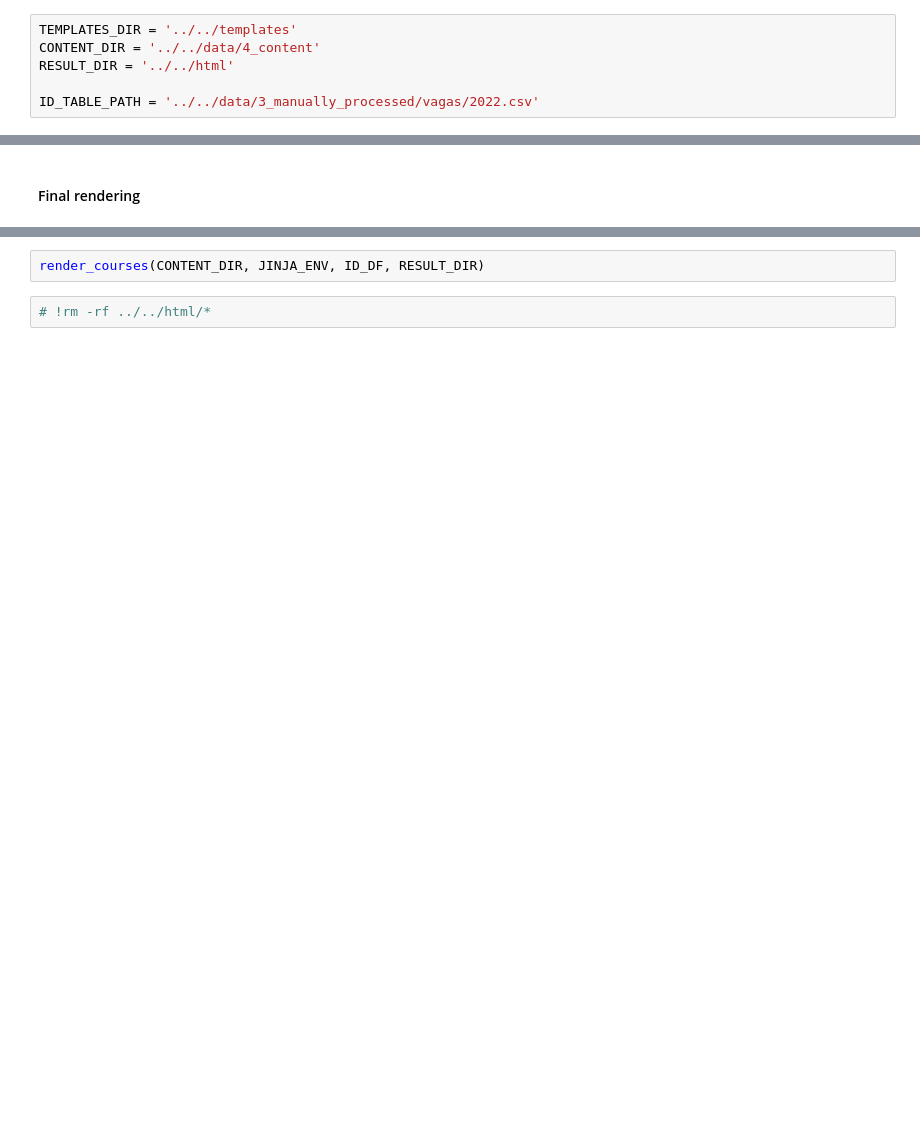
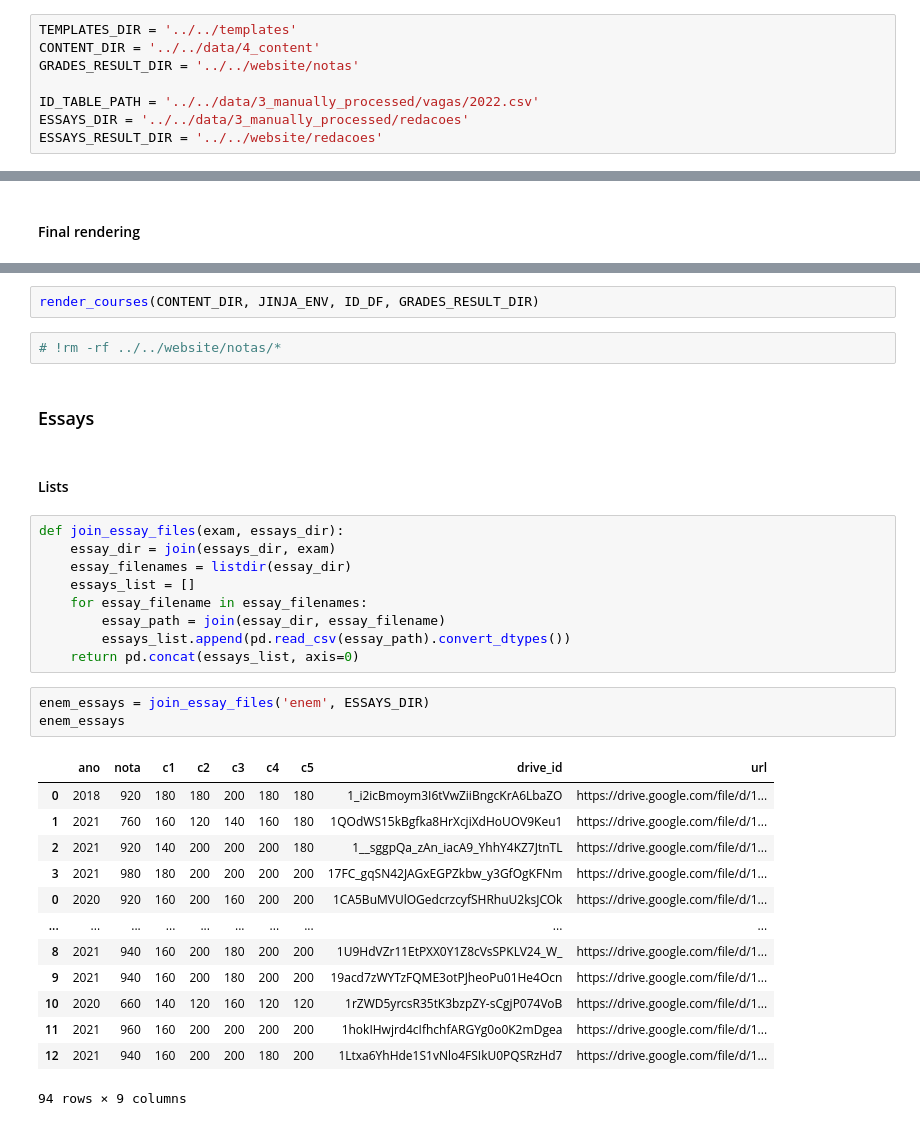
Before and after one commit to ManualDoVestibulando/site, a Jupyter notebook: src/notebooks/3-Render Jinja templates.ipynb, the cells around one changed output, grey strips where cells are left out. Drawn from its saved outputs; the diff is of its cells as text; blank space fills up the shorter version.

Commit message:
Add essays to website render

```diff
--- a/src/notebooks/3-Render Jinja templates.ipynb
+++ b/src/notebooks/3-Render Jinja templates.ipynb
@@ -10,9 +10,11 @@ import pandas as pd
 # %%
 TEMPLATES_DIR = '../../templates'
 CONTENT_DIR = '../../data/4_content'
-RESULT_DIR = '../../html'
+GRADES_RESULT_DIR = '../../website/notas'
 
 ID_TABLE_PATH = '../../data/3_manually_processed/vagas/2022.csv'
+ESSAYS_DIR = '../../data/3_manually_processed/redacoes'
+ESSAYS_RESULT_DIR = '../../website/redacoes'
 # %% [markdown]
 ## Support functions
 # %%
@@ -251,4 +282,34 @@ def render_courses(content_dir, jinja_env, id_df, result_dir):
 # %%
-render_courses(CONTENT_DIR, JINJA_ENV, ID_DF, RESULT_DIR)
+render_courses(CONTENT_DIR, JINJA_ENV, ID_DF, GRADES_RESULT_DIR)
 # %%
-# !rm -rf ../../html/*
+# !rm -rf ../../website/notas/*
+# %% [markdown]
+### Essays
+# %% [markdown]
+#### Lists
+# %%
+def join_essay_files(exam, essays_dir):
+    essay_dir = join(essays_dir, exam)
+    essay_filenames = listdir(essay_dir)
+    essays_list = []
+    for essay_filename in essay_filenames:
+        essay_path = join(essay_dir, essay_filename)
+        essays_list.append(pd.read_csv(essay_path).convert_dtypes())
+    return pd.concat(essays_list, axis=0)
+# %%
+enem_essays = join_essay_files('enem', ESSAYS_DIR)
+enem_essays
+# %% [output]
+|  | ano | nota | c1 | c2 | c3 | c4 | c5 | drive_id | url |
+| 0 | 2018 | 920 | 180 | 180 | 200 | 180 | 180 | 1_i2icBmoym3I6tVwZiiBngcKrA6LbaZO | https://drive.google.com/file/d/1... |
+| 1 | 2021 | 760 | 160 | 120 | 140 | 160 | 180 | 1QOdWS15kBgfka8HrXcjiXdHoUOV9Keu1 | https://drive.google.com/file/d/1... |
+| 2 | 2021 | 920 | 140 | 200 | 200 | 200 | 180 | 1__sggpQa_zAn_iacA9_YhhY4KZ7JtnTL | https://drive.google.com/file/d/1... |
+| 3 | 2021 | 980 | 180 | 200 | 200 | 200 | 200 | 17FC_gqSN42JAGxEGPZkbw_y3GfOgKFNm | https://drive.google.com/file/d/1... |
+| 0 | 2020 | 920 | 160 | 200 | 160 | 200 | 200 | 1CA5BuMVUlOGedcrzcyfSHRhuU2ksJCOk | https://drive.google.com/file/d/1... |
+| ... | ... | ... | ... | ... | ... | ... | ... | ... | ... |
+| 8 | 2021 | 940 | 160 | 200 | 180 | 200 | 200 | 1U9HdVZr11EtPXX0Y1Z8cVsSPKLV24_W_ | https://drive.google.com/file/d/1... |
+| 9 | 2021 | 940 | 160 | 200 | 180 | 200 | 200 | 19acd7zWYTzFQME3otPJheoPu01He4Ocn | https://drive.google.com/file/d/1... |
+| 10 | 2020 | 660 | 140 | 120 | 160 | 120 | 120 | 1rZWD5yrcsR35tK3bzpZY-sCgjP074VoB | https://drive.google.com/file/d/1... |
+| 11 | 2021 | 960 | 160 | 200 | 200 | 200 | 200 | 1hokIHwjrd4cIfhchfARGYg0o0K2mDgea | https://drive.google.com/file/d/1... |
+| 12 | 2021 | 940 | 160 | 200 | 200 | 180 | 200 | 1Ltxa6YhHde1S1vNlo4FSIkU0PQSRzHd7 | https://drive.google.com/file/d/1... |
+94 rows × 9 columns
```
Also changed, not shown: parts of 17 cells of this notebook, 1 other file.
